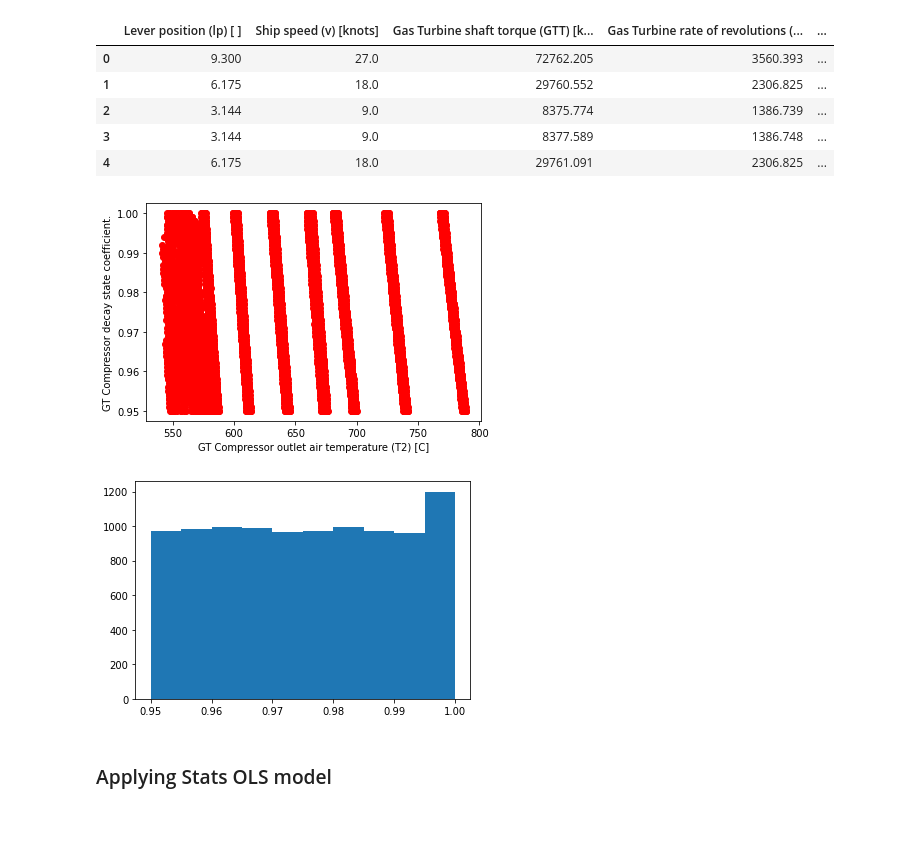
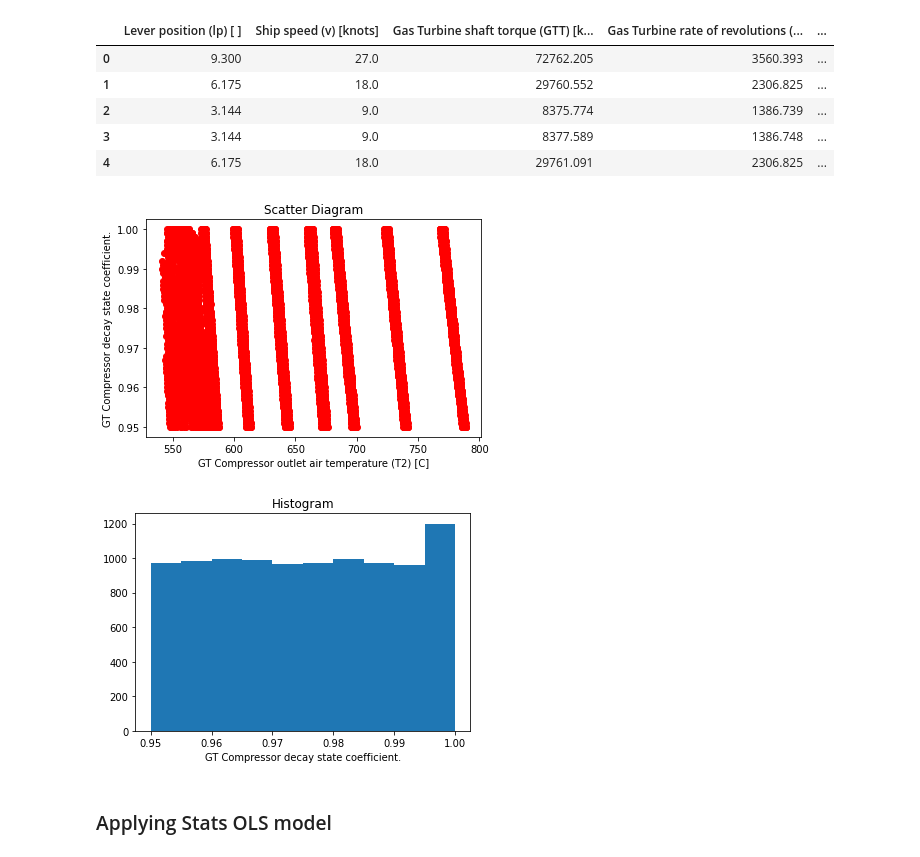
Before and after one commit to rawat999/Propulsion-Plants-Decay-Evaluation, a Jupyter notebook: Propulsion_Plants_Decay_Evaluation.ipynb, the cells around one changed output. Saved outputs shown, nothing was run; the diff lists cells and outputs as text; code cells hidden in the pictures; blank space fills up the shorter version.

```diff
--- a/Propulsion_Plants_Decay_Evaluation.ipynb
+++ b/Propulsion_Plants_Decay_Evaluation.ipynb
@@ -176,15 +179,18 @@ df_for_Compressor.head()
 # %%
 plt.scatter(df_for_Compressor.iloc[:,8],df_for_Compressor.iloc[:,-2],color='red')
 plt.xlabel(df_for_Compressor.columns[8])
 plt.ylabel(df_for_Compressor.columns[-2])
+plt.title("Scatter Diagram")
 plt.show()
 # %% [output]
-[figure, old version]
+[figure, new version]
 # %%
 plt.hist(df_for_Compressor.iloc[:,-2])
+plt.xlabel(df_for_Compressor.columns[-2])
+plt.title("Histogram")
 plt.show()
 # %% [output]
-[figure, old version]
+[figure, new version]
 # %% [markdown]
 ### Applying Stats OLS model
 # %%
```
Also changed, not shown: parts of 26 cells of this notebook.
